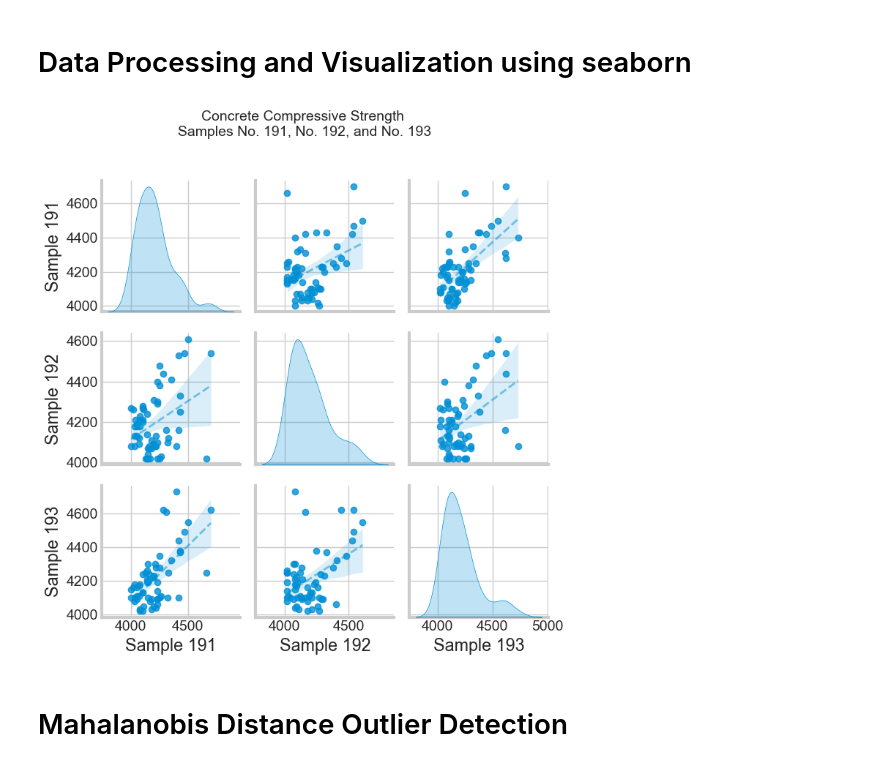
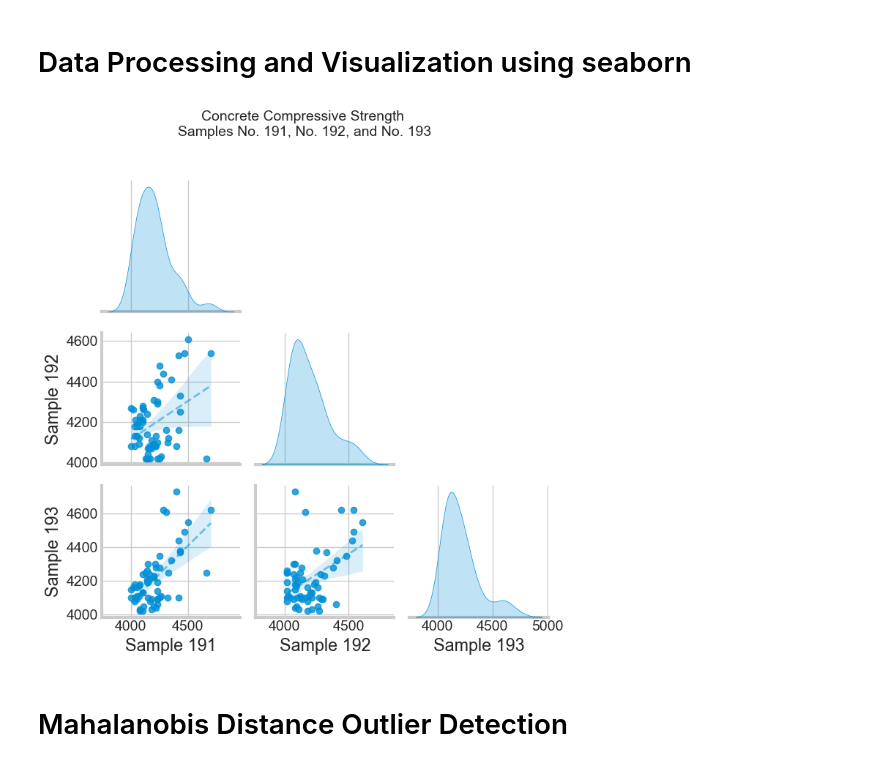
Before and after one commit to reneboygarcia/mahalanobis_filter, a Jupyter notebook: mahalanobis_filter.ipynb, the cells around one changed output. Cells and saved outputs as stored; diff of their text form; code cells hidden in the pictures.

```diff
--- a/mahalanobis_filter.ipynb
+++ b/mahalanobis_filter.ipynb
@@ -59,9 +59,13 @@ def process_data(data):
         sample1 = row["Sample 1"] if not pd.isna(row["Sample 1"]) else None
         sample2 = row["Sample 2"] if not pd.isna(row["Sample 2"]) else None
         sample3 = row["Sample 3"] if not pd.isna(row["Sample 3"]) else None
-        if sample1 is not None and sample2 is not None and sample3 is not None:
+        if all(pd.notna([sample1, sample2, sample3])):
             processed_data.append(
-                {"Sample 191": sample1, "Sample 192": sample2, "Sample 193": sample3}
+                {
+                    "Sample 191": sample1,
+                    "Sample 192": sample2,
+                    "Sample 193": sample3,
+                }
             )
     return pd.DataFrame(processed_data)
 
@@ -89,35 +93,36 @@ def create_pair_plot(data, save_graph=False):
         kind="reg",
         plot_kws={"line_kws": {"linestyle": "--", "linewidth": 2, "alpha": 0.5}},
         diag_kind="kde",
         diag_kws={"shade": True},
+        corner=True
     )
 
     # Add title
-    pair_plot.fig.suptitle(
+    pair_plot.figure.suptitle(
         "Concrete Compressive Strength \nSamples No. 191, No. 192, and No. 193",
         fontsize=14,
         y=1.02,
     )
 
     # Save graph
     if save_graph:
         pair_plot.savefig(
             "images/concrete_strength_pairplot.png", dpi=300, bbox_inches="tight"
         )
     plt.tight_layout()
     return pair_plot
 
 
 # Run main
 if __name__ == "__main__":
     # Process the raw data
     data = df_sample
     processed_data = process_data(data)
 
     # Create and display the pair plot
     pair_plot = create_pair_plot(processed_data)
 # %% [output]
-[figure, old version]
+[figure, new version]
 # %% [markdown]
 # Mahalanobis Distance Outlier Detection
 # %%
```
Also changed, not shown: parts of 2 cells of this notebook, 4 other files.
